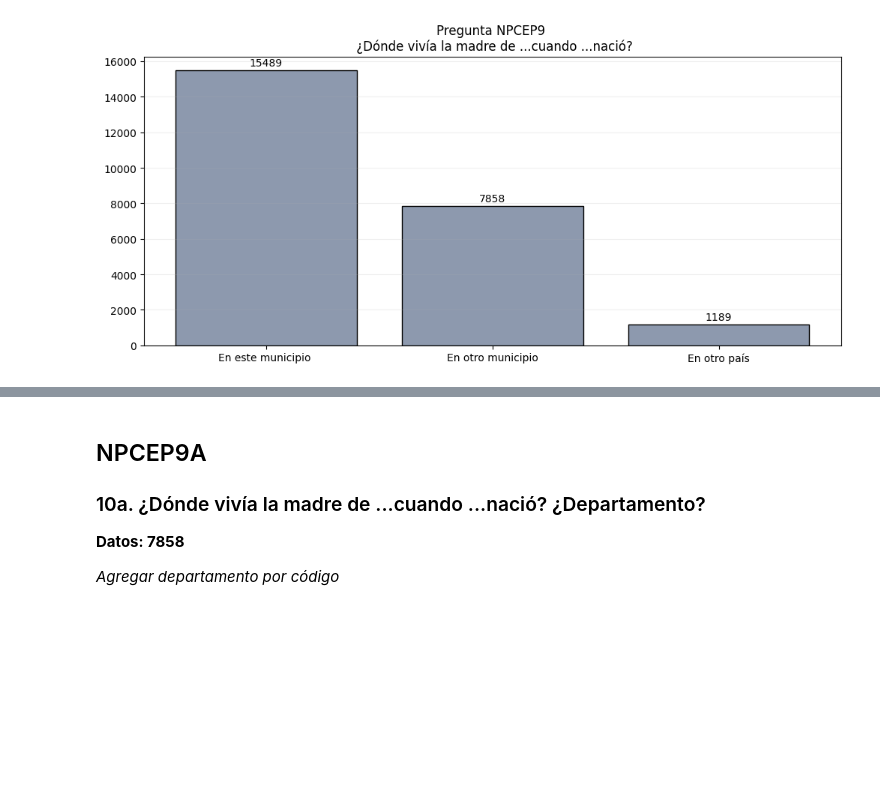
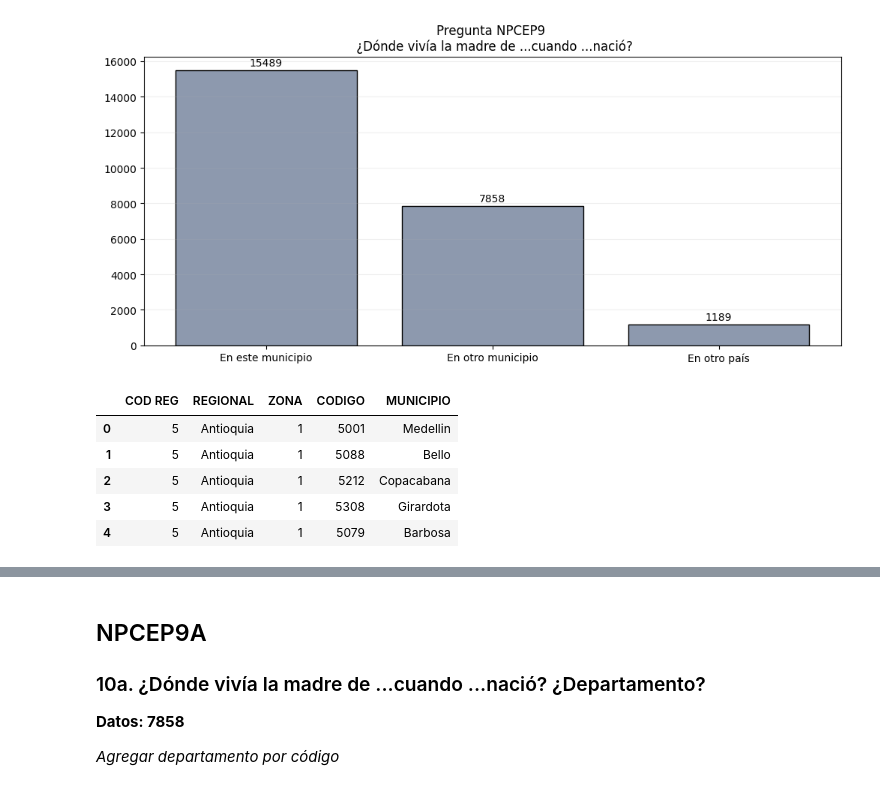
Before and after one commit to pinnzonandres/Encuesta-Multiproposito-Suba, a Jupyter notebook: Jupyter Scripts/4 - Parte EDA & Limpieza - Sección NHCEP.ipynb, the cells around one changed output, grey strips where cells are left out. Cells and saved outputs as stored; diff of their text form; code cells hidden in the pictures; blank space fills up the shorter version.

```diff
--- a/Jupyter Scripts/4 - Parte EDA & Limpieza - Sección NHCEP.ipynb
+++ b/Jupyter Scripts/4 - Parte EDA & Limpieza - Sección NHCEP.ipynb
@@ -268,3 +319,14 @@ plt.grid(alpha = 0.2, axis = 'y')
 plt.show()
 # %% [output]
 [figure]
+# %%
+cod = pd.read_excel('codmuni.xlsx')
+# %%
+cod.head()
+# %% [output]
+|  | COD REG | REGIONAL | ZONA | CODIGO | MUNICIPIO |
+| 0 | 5 | Antioquia | 1 | 5001 | Medellin |
+| 1 | 5 | Antioquia | 1 | 5088 | Bello |
+| 2 | 5 | Antioquia | 1 | 5212 | Copacabana |
+| 3 | 5 | Antioquia | 1 | 5308 | Girardota |
+| 4 | 5 | Antioquia | 1 | 5079 | Barbosa |
```
Also changed, not shown: parts of 26 cells of this notebook, 4 other files.
